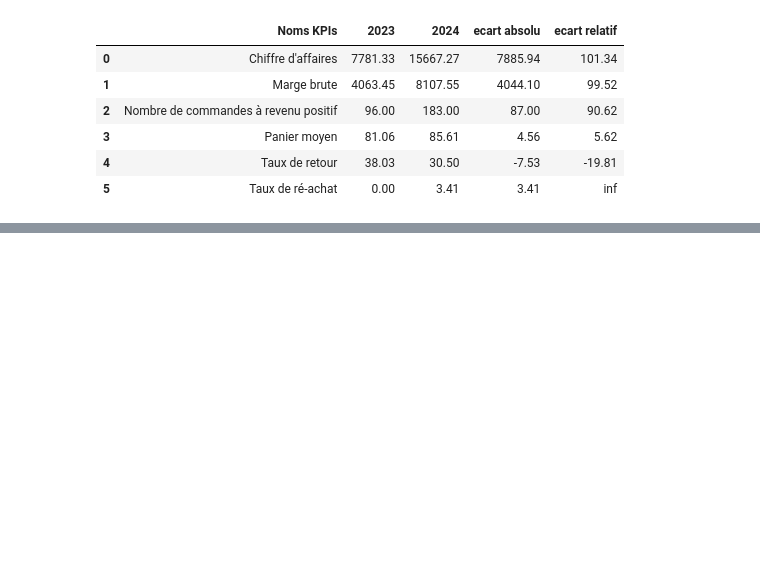
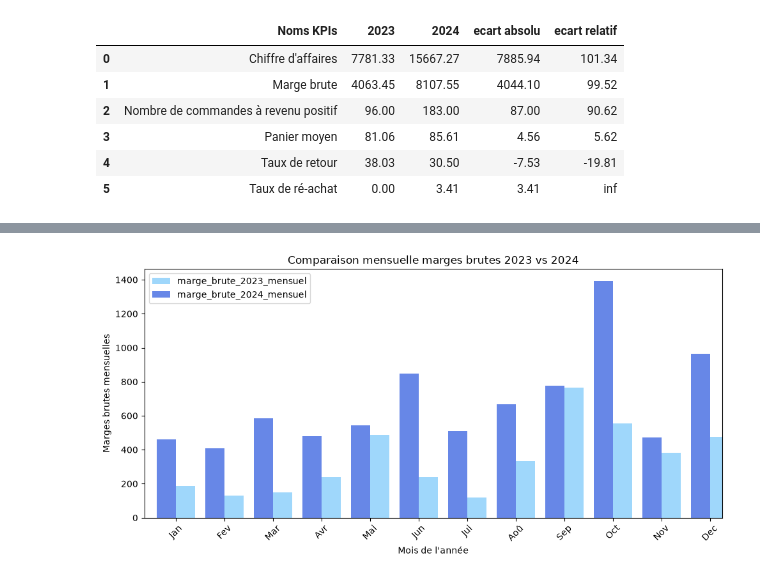
Before and after one commit to glimaleba/projet_thelook, a Jupyter notebook: notebooks/01_EDA_python.ipynb, the cells around one changed output, grey strips where cells are left out. Saved outputs shown, nothing was run; the diff lists cells and outputs as text; code cells hidden in the pictures; blank space fills up the shorter version.

```diff
--- a/notebooks/01_EDA_python.ipynb
+++ b/notebooks/01_EDA_python.ipynb
@@ -1095,0 +1252,44 @@ df_kpi_2023_2024.round(2) # affichage comparatif des KPIs 2023 vs 2024
+# %%
+# Comparaison des marges brutes mensuelles 2023 vs 2024
+# Cost mensuel 2023
+cost_2023_mensuel=df_copie[masque_chiffre_affaires_2023].groupby(df_copie[masque_chiffre_affaires_2023]["delivered_at"].dt.month)["cost"].sum()
+# Marge Brute mensuelle 2023
+marge_brute_2023_mensuel=chiffre_affaires_2023_mensuel-cost_2023_mensuel
+
+# Cost mensuel 2024
+cost_2024_mensuel=df_copie[masque_chiffre_affaires_2024].groupby(df_copie[masque_chiffre_affaires_2024]["delivered_at"].dt.month)["cost"].sum()
+# Marge Brute mensuelle 2024
+marge_brute_2024_mensuel=chiffre_affaires_2024_mensuel-cost_2024_mensuel
+
+# Représentation mensuelle des marges brutes 2023 vs 2024
+fig,axi=plt.subplots(figsize=(10,5))
+marge_brute_2023_mensuel.plot(
+    kind="bar",
+    ax=axi,
+    color="lightskyblue",
+    alpha=0.8,
+    width=0.4,
+    position=0,
+    label="marge_brute_2023_mensuel"
+)
+marge_brute_2024_mensuel.plot(
+    kind="bar",
+    ax=axi,
+    color="royalblue",
+    alpha=0.8,
+    width=0.4,
+    position=1,
+    label="marge_brute_2024_mensuel"
+)
+axi.set_title("Comparaison mensuelle marges brutes 2023 vs 2024")
+axi.set_xlabel("Mois de l'année")
+axi.set_ylabel("Marges brutes mensuelles")
+axi.legend()
+plt.xticks(
+    ticks=range(12),
+    labels=["Jan","Fev","Mar","Avr","Mai","Jun","Jui","Aoû","Sep","Oct","Nov","Dec"],
+    rotation=45
+)
+plt.tight_layout()
+# %% [output]
+[figure, added]
```
Also changed, not shown: parts of 15 cells of this notebook.
